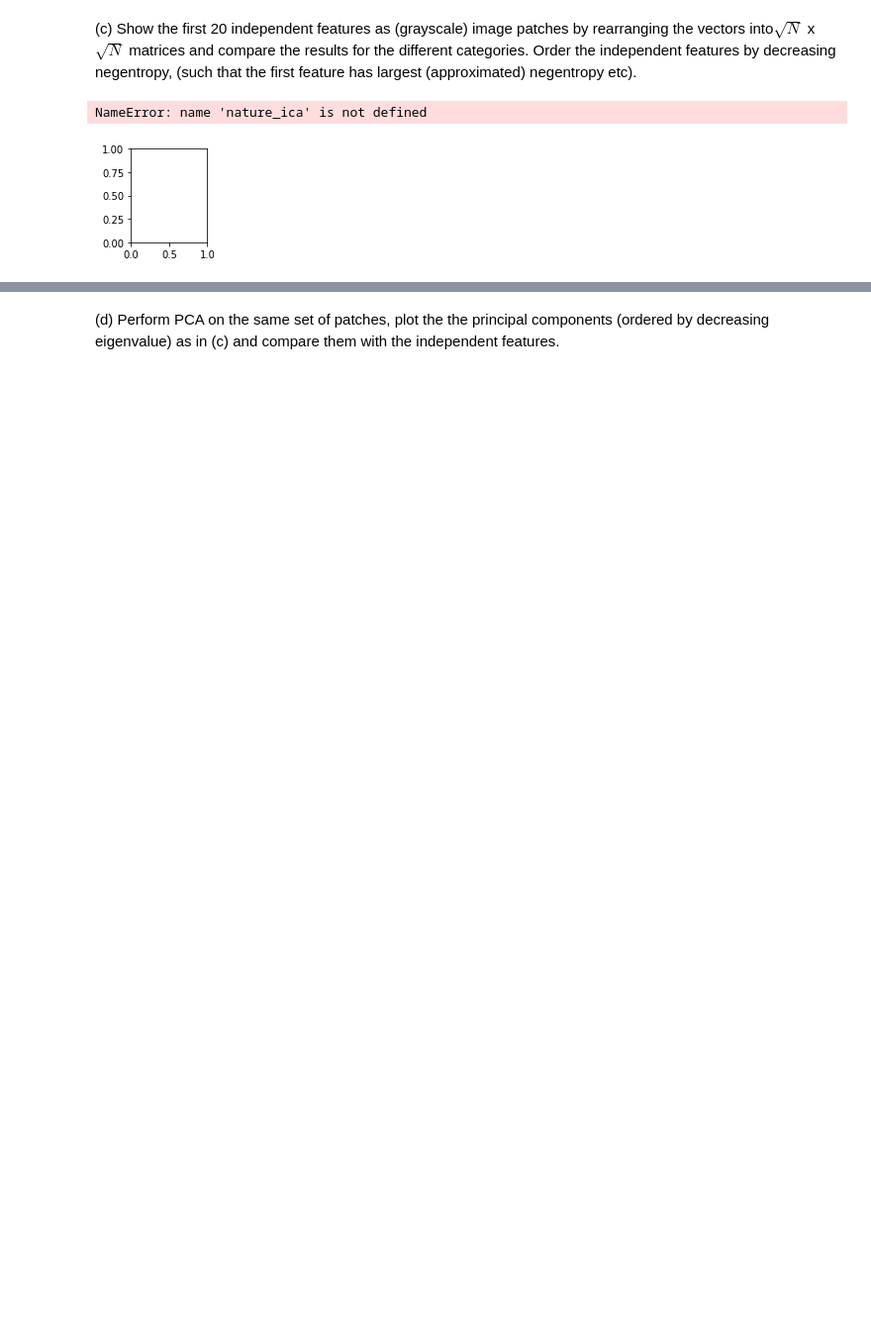
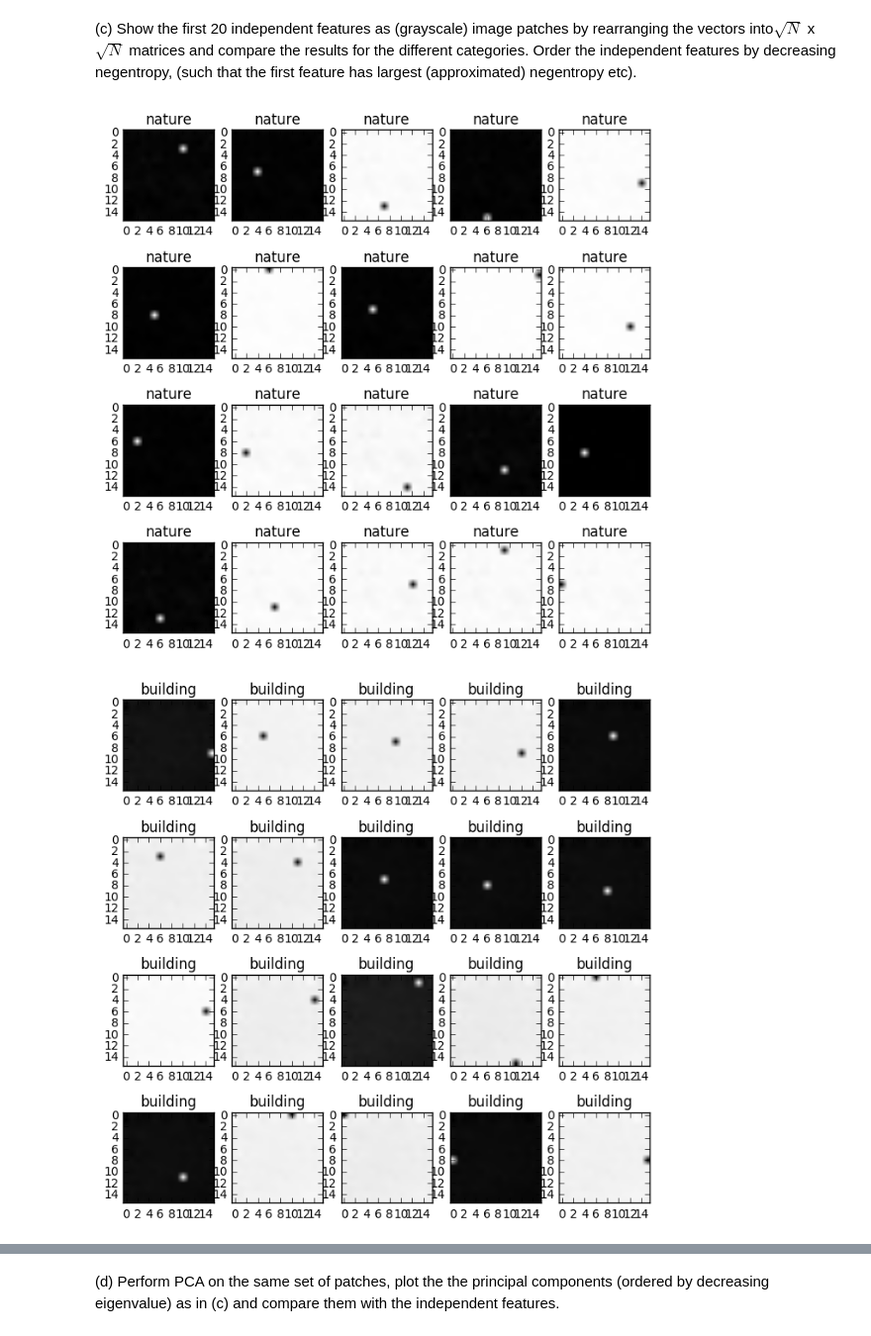
Before and after one commit to muellerfelix/mi-2, a Jupyter notebook: Exercise7.ipynb, the cells around one changed output, grey strips where cells are left out. Shown at 99% size. Saved outputs shown, nothing was run; the diff lists cells and outputs as text; code cells hidden in the pictures; blank space fills up the shorter version.

Commit message:
fixed ICA, function for image plotting, Contrast Function still not working.

```diff
--- a/Exercise7.ipynb
+++ b/Exercise7.ipynb
@@ -96,0 +85,21 @@ nature_ica = nature_ica.reshape((N_sqrt, N_sqrt, -1))
+# %%
+from sklearn.decomposition import FastICA
+
+# G needs to return the Function G and its derivate.
+def G(s):
+    return np.log(np.cosh(s)), np.tanh(s)
+
+ica = FastICA(whiten='True')# fun=G)
+
+#apply to the different images
+nature_ica = ica.fit_transform(matrix_nature.T)
+nature_ica = nature_ica.reshape((N_sqrt, N_sqrt, -1))
+print("nature_ica finished")
+
+building_ica = ica.fit_transform(matrix_building.T)
+building_ica = building_ica.reshape((N_sqrt, N_sqrt, -1))
+print("building_ica finished")
+
+text_ica = ica.fit_transform(matrix_text.T)
+text_ica = text_ica.reshape((N_sqrt, N_sqrt, -1))
+print("text_ica finished")
@@ -97,15 +110,17 @@ nature_ica = nature_ica.reshape((N_sqrt, N_sqrt, -1))
 # %% [markdown]
 (c) Show the first 20 independent features as (grayscale) image patches by rearranging the vectors into$\sqrt{N}$ x  $\sqrt{N}$ matrices and compare the results for the different categories. Order the independent features by decreasing negentropy, (such that the first feature has largest (approximated) negentropy etc).
 # %%
-import matplotlib.pyplot as plt
-%matplotlib inline
-
-
-plt.figure(figsize=(8,8))
-for i in np.arange(20):
-
-    plt.subplot(4,5,1+i)
-    plt.imshow(nature_ica[:,:,i], c_map='gray')
+# TODO: Order by decreasing negentropy
+def show_images(im_ica,name=''):
+    plt.figure(figsize=(8,8))
+    for i in np.arange(20):
+        plt.subplot(4,5,1+i)
+        plt.imshow(im_ica[:,:,i], cmap='gray')
+        plt.title(name)
-# %% [output]
-NameError: name 'nature_ica' is not defined
-[figure, removed]
+# %%
+show_images(nature_ica,"nature")
+show_images(building_ica,"building")
+show_images(text_ica,"text")
+# %% [output]
+[figure, added]
+[figure, added]
```
Also changed, not shown: parts of 9 cells of this notebook.
